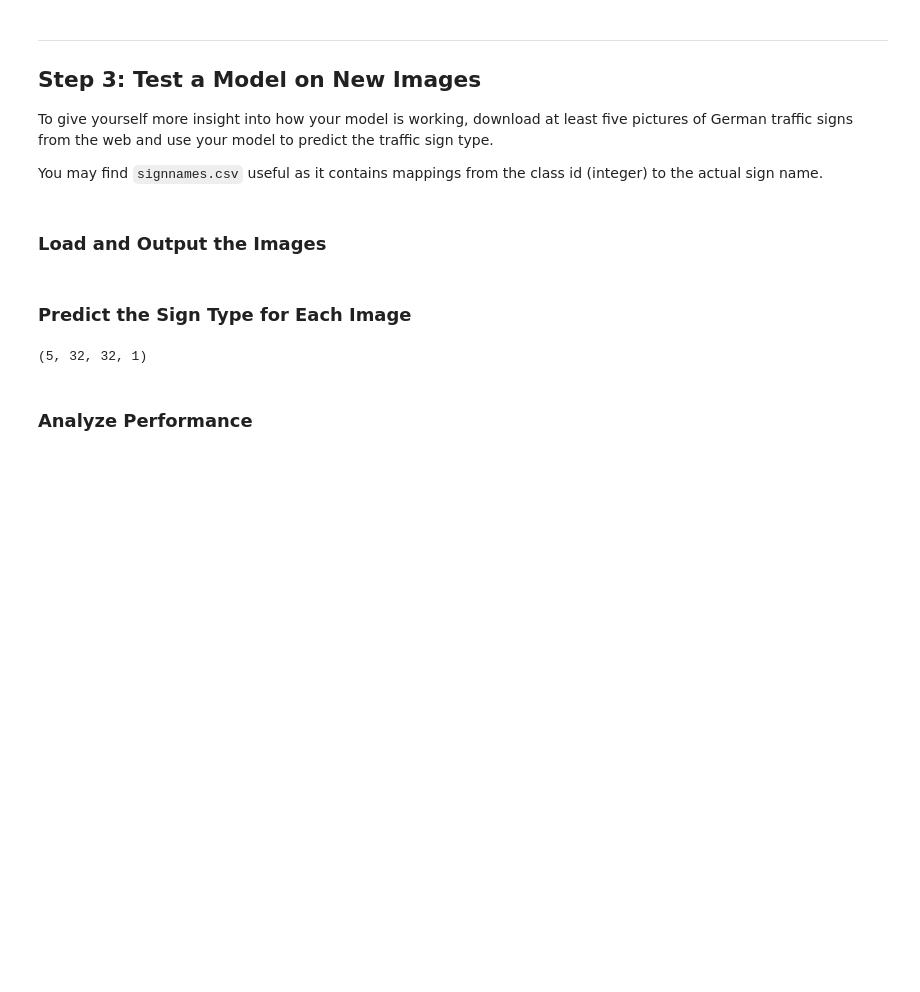
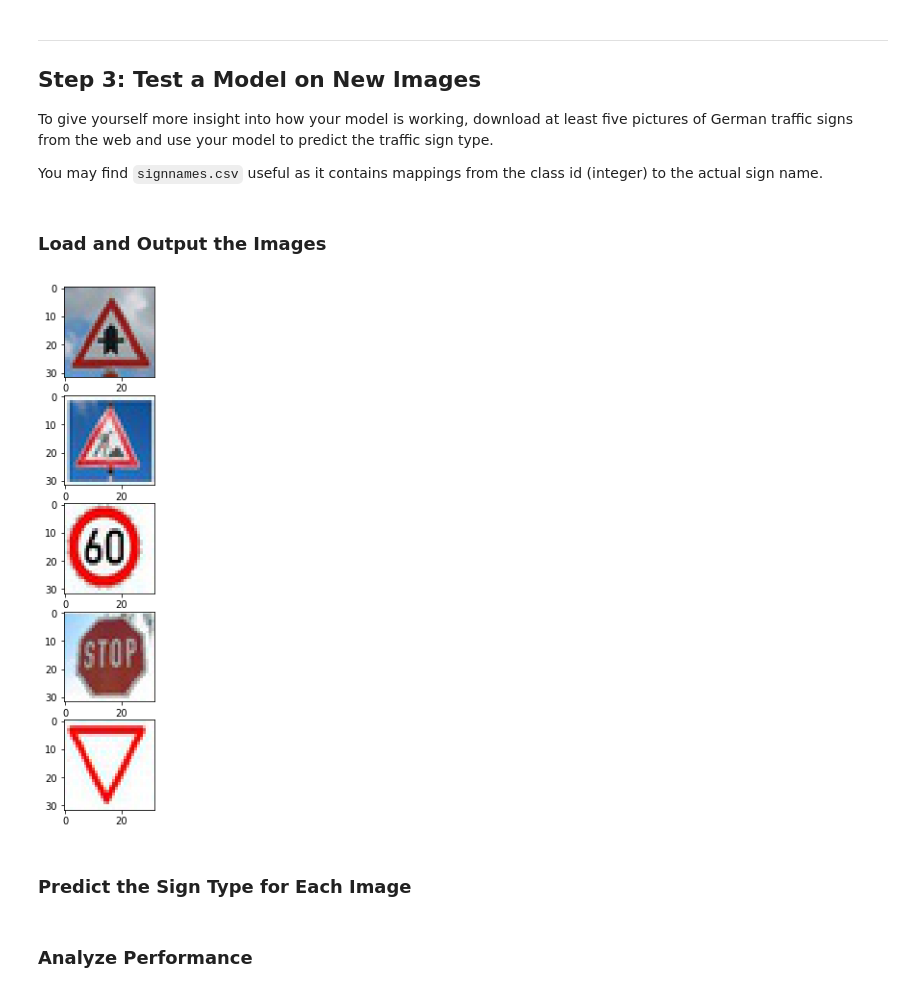
Before and after one commit to YCCZhao/CarND-Traffic-Sign-Classifier-Project, a Jupyter notebook: Traffic_Sign_Classifier.ipynb, the cells around one changed output. Drawn from its saved outputs; the diff is of its cells as text; code cells hidden in the pictures; blank space fills up the shorter version.

Commit message:
tested_new_images

```diff
--- a/Traffic_Sign_Classifier.ipynb
+++ b/Traffic_Sign_Classifier.ipynb
@@ -31,6 +31,21 @@ from imgaug import augmenters as iaa
 %matplotlib inline
 # %% [markdown]
 ## Step 0b: Load The Data
+# %%
+training_file = '../T1P2_Data/traffic-signs-data/train.p'
+validation_file= '../T1P2_Data/traffic-signs-data/valid.p'
+testing_file = '../T1P2_Data/traffic-signs-data/test.p'
+
+with open(training_file, mode='rb') as f:
+    train = pickle.load(f)
+with open(validation_file, mode='rb') as f:
+    valid = pickle.load(f)
+with open(testing_file, mode='rb') as f:
+    test = pickle.load(f)
+
+X_train, y_train = train['features'], train['labels']
+X_valid, y_valid = valid['features'], valid['labels']
+X_test, y_test = test['features'], test['labels']
 # %%
 training_file = '../Data/traffic-signs-data/train.p'
 validation_file= '../Data/traffic-signs-data/valid.p'
@@ -585,9 +600,6 @@ with tf.Session() as sess:
         print("EPOCH {} ...".format(i+1))
         print("train Accuracy = {:.3f}".format(train_accuracy))
         print("Validation Accuracy = {:.3f}".format(validation_accuracy))
-        if i == EPOCHS - 1:
-            test_accuracy = evaluate(X_test_, y_test, 1)
-            print("test Accuracy = {:.3f}".format(test_accuracy))
         print()
 
     saver.save(sess, '../CarND-TSCP-Models/VGGNet_1.ckpt')
@@ -638,8 +646,8 @@ import matplotlib.image as mpimg
 import pandas as pd
 
 new_images = {}
-new_images['name'] = ['Bicycles crossing', 'Road work', 'Speed limit (60km/h)', 'Stop', 'Yield']
-new_images['image'] = [mpimg.imread('./new_images/bike_xing.jpg'),
+new_images['name'] = ['Right-of-way at the next intersection', 'Road work', 'Speed limit (60km/h)', 'Stop', 'Yield']
+new_images['image'] = [mpimg.imread('./new_images/ROW.jpg'),
                        mpimg.imread('./new_images/constrt.jpg'),
                        mpimg.imread('./new_images/speed_limit_60.jpg'),
                        mpimg.imread('./new_images/stop.jpg'),
@@ -648,6 +656,13 @@ sign_name = pd.read_csv('signnames.csv')
 new_images['classID'] = []
 for name in new_images['name']:
     new_images['classID'].append(int(sign_name[sign_name['SignName']==name]['ClassId']))
+# %%
+fig = plt.figure(figsize=(2,10))
+for i in range(5):
+    a=fig.add_subplot(5,1,i+1)
+    plt.imshow(new_images['image'][i])
+# %% [output]
+[figure, added]
 # %%
 import numpy as np
 X_new = np.array(new_images['image'])
@@ -669,23 +684,18 @@ X_new_ = X_new_norm.reshape(X_new_norm.shape[0],
 ### Make sure to pre-process the images with the same pre-processing pipeline used earlier.
 ### Feel free to use as many code cells as needed.
 # %%
-logits = VGGNet(x)
-cross_entropy = tf.nn.softmax_cross_entropy_with_logits(labels=one_hot_y, logits=logits)
-correct_prediction = tf.equal(tf.argmax(logits, 1), tf.argmax(one_hot_y, 1))
-accuracy_operation = tf.reduce_mean(tf.cast(correct_prediction, tf.float32))
-
 saver = tf.train.Saver()
 
 with tf.Session() as sess:
     #Load graph model to
     saver.restore(sess, '../CarND-TSCP-Models/VGGNet_1.ckpt')
-    predictions = sess.run(cross_entropy, feed_dict={x: X_new_, y: y_new, keep_prob: 1})
-    top_5 = sess.run(tf.nn.top_k(logits, k=5), feed_dict={x: X_new_, y: y_new, keep_prob: 1})
+
+    predictions = sess.run(tf.argmax(logits, 1), feed_dict={x: X_new_, y: y_new, keep_prob: 1})
+    softmax = sess.run(tf.nn.softmax(logits), feed_dict={x: X_new_, y: y_new, keep_prob: 1})
+    top_5 = sess.run(tf.nn.top_k(softmax, k=5), feed_dict={x: X_new_, y: y_new, keep_prob: 1})
 
     new_images['prediction'] = predictions
     new_images['top5_possibility'] = top_5[0]
     new_images['top5_classes'] = top_5[1]
-# %% [output]
-(5, 32, 32, 1)
 # %% [markdown]
 ### Analyze Performance
```
Also changed, not shown: parts of 10 cells of this notebook, 1 other file.
